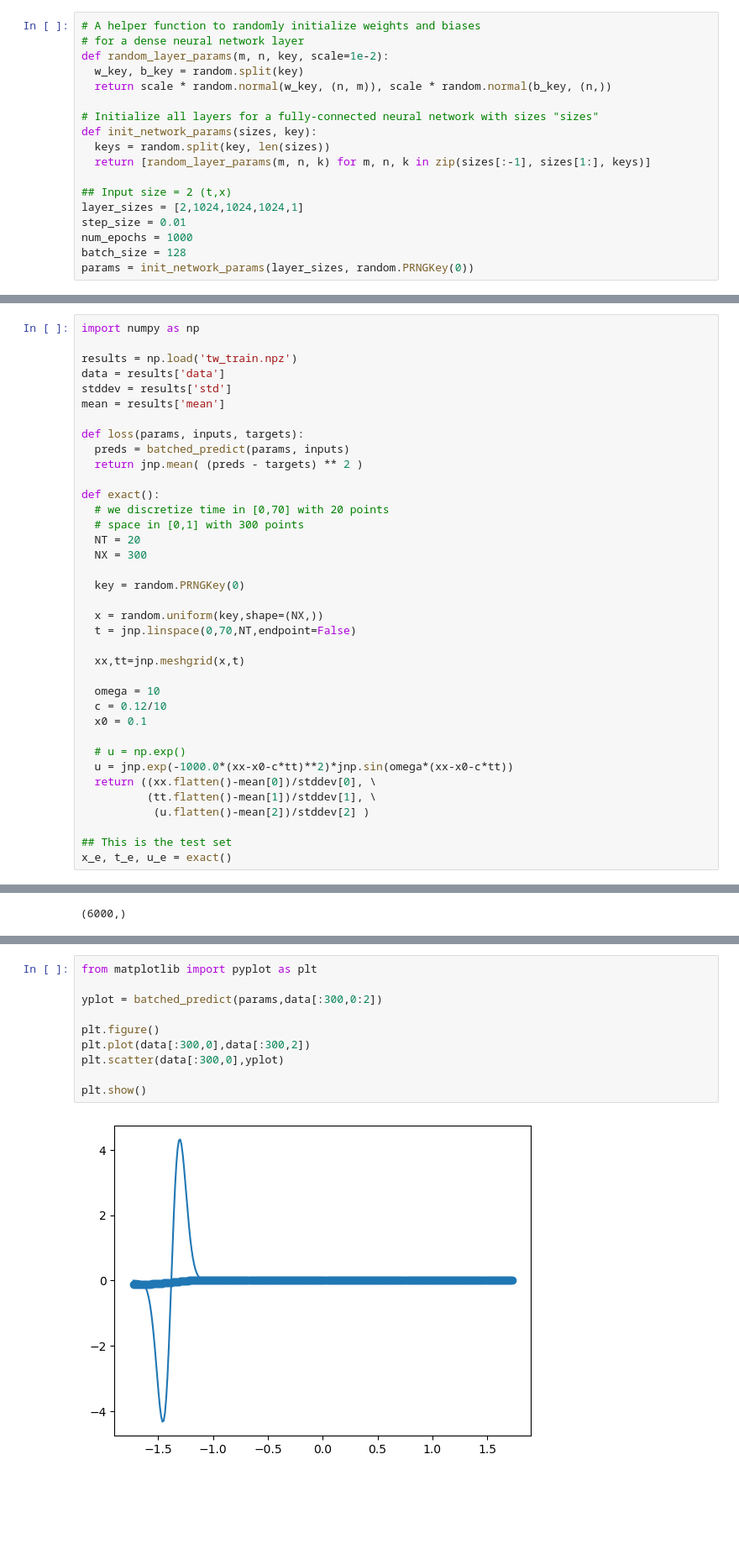
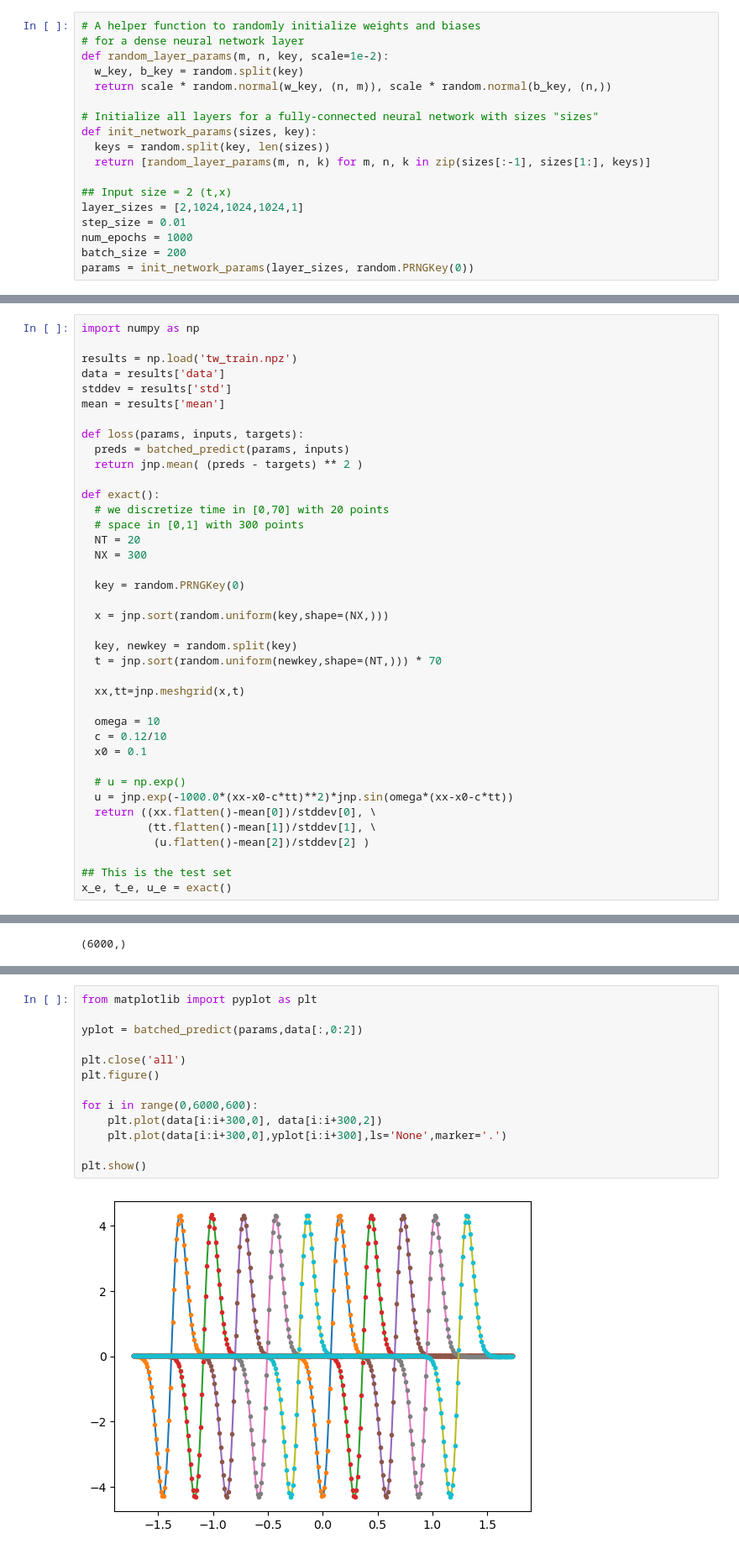
Before and after one commit to jdcfd/jax-NN-sandbox, a Jupyter notebook: advect_wave_1d_MLP.ipynb, the cells around one changed output, grey strips where cells are left out. Shown at 84% size. Drawn from its saved outputs; the diff is of its cells as text; blank space fills up the shorter version.

Commit message:
Added pytree example and check with random times and locations for advection

```diff
--- a/advect_wave_1d_MLP.ipynb
+++ b/advect_wave_1d_MLP.ipynb
@@ -18,7 +18,7 @@ def init_network_params(sizes, key):
 layer_sizes = [2,1024,1024,1024,1]
 step_size = 0.01
 num_epochs = 1000
-batch_size = 128
+batch_size = 200
 params = init_network_params(layer_sizes, random.PRNGKey(0))
 # %%
 from jax.scipy.special import logsumexp
@@ -77,8 +77,10 @@ def exact():
 
   key = random.PRNGKey(0)
 
-  x = random.uniform(key,shape=(NX,))
-  t = jnp.linspace(0,70,NT,endpoint=False)
+  x = jnp.sort(random.uniform(key,shape=(NX,)))
+
+  key, newkey = random.split(key)
+  t = jnp.sort(random.uniform(newkey,shape=(NT,))) * 70
 
   xx,tt=jnp.meshgrid(x,t)
 
@@ -151,12 +158,15 @@ Test set error 0.0001063542949850671
 # %%
 from matplotlib import pyplot as plt
 
-yplot = batched_predict(params,data[:300,0:2])
+yplot = batched_predict(params,data[:,0:2])
 
+plt.close('all')
 plt.figure()
-plt.plot(data[:300,0],data[:300,2])
-plt.scatter(data[:300,0],yplot)
+
+for i in range(0,6000,600):
+    plt.plot(data[i:i+300,0], data[i:i+300,2])
+    plt.plot(data[i:i+300,0],yplot[i:i+300],ls='None',marker='.')
 
 plt.show()
 # %% [output]
-[figure, old version]
+[figure, new version]
```
Also changed, not shown: parts of 4 cells of this notebook, 1 other file.
